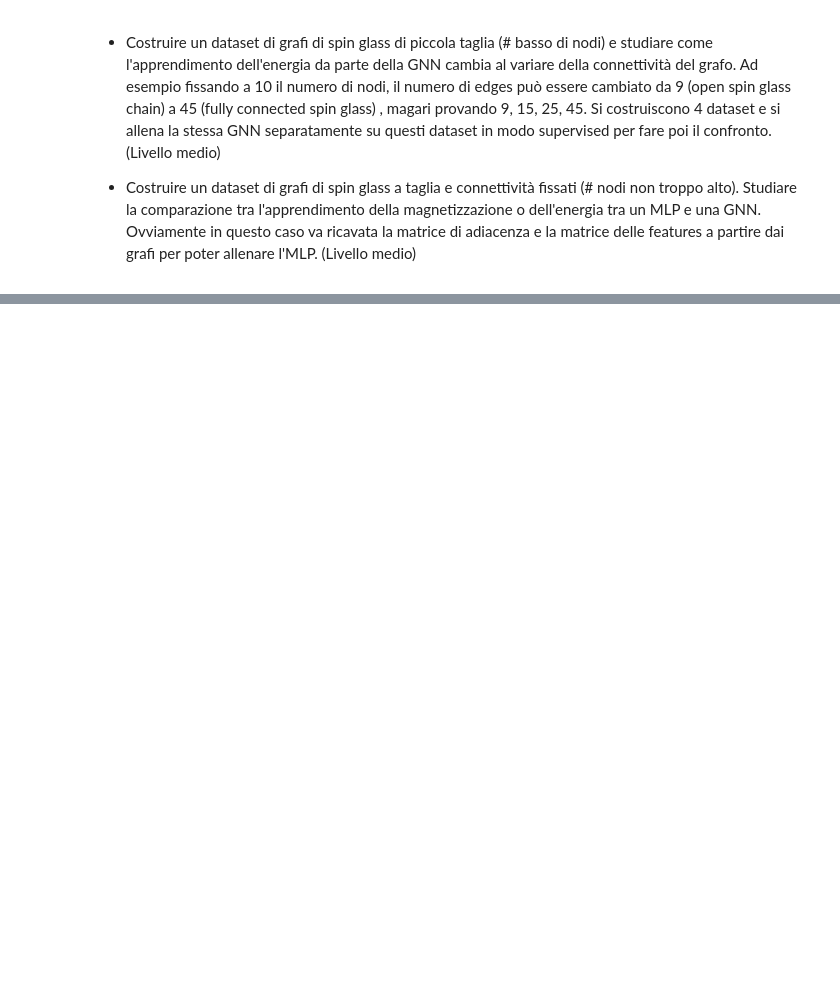
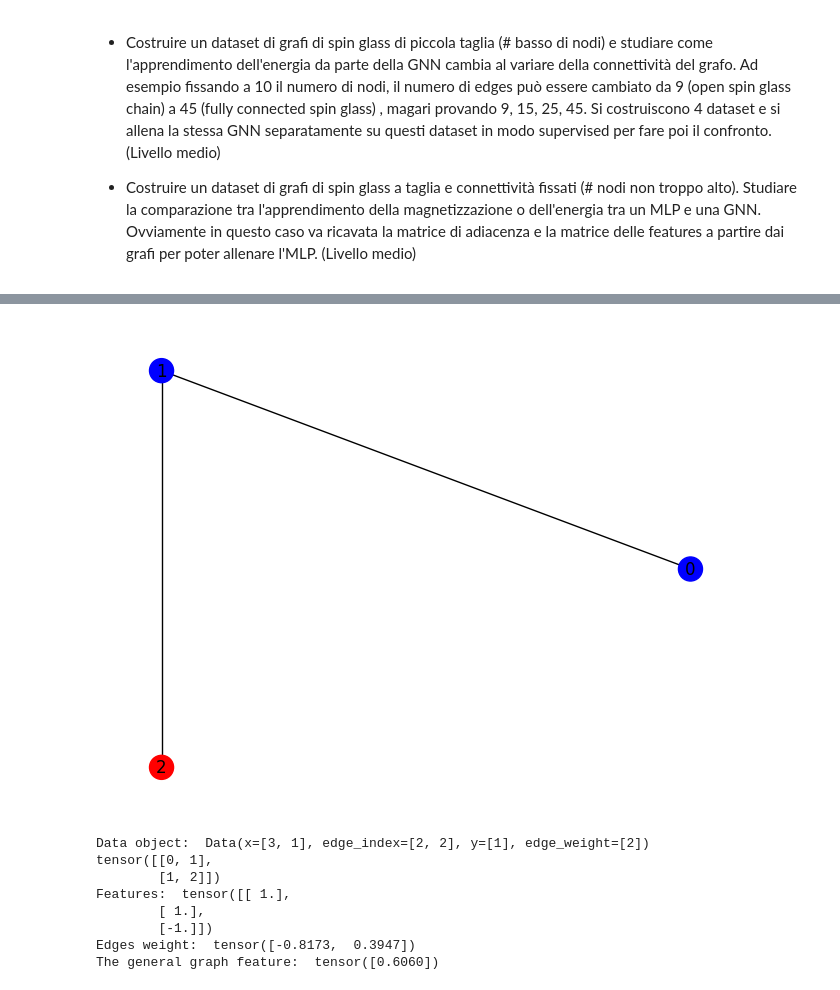
Before and after one commit to clod2000/SpinGlass-GNN, a Jupyter notebook: main.ipynb, the cells around one changed output, grey strips where cells are left out. Saved outputs shown, nothing was run; the diff lists cells and outputs as text; code cells hidden in the pictures; blank space fills up the shorter version.

```diff
--- a/main.ipynb
+++ b/main.ipynb
@@ -97,3 +102,36 @@ print(M)
+# %%
+n_nodes = 3
+h = 0
+periodic = False
+n_dimensions = 1
+
+G = initialize_graph(n_nodes,periodic=periodic, n_dimensions=n_dimensions)
+plot_graph(G)
+X = torch.tensor([G.nodes[i]["spin"] for i in G.nodes]).float().view(-1, 1)
+
+
+# create a torch geometric data object from G, using the from_networkx function
+data = Data(x = X,
+            edge_index = torch.tensor(np.array(G.edges).T, dtype=torch.long),
+            edge_weight = torch.tensor([G[i][j]["weight"] for i, j in G.edges], dtype=torch.float),
+            y = torch.tensor([calculate_energy(G, h)], dtype=torch.float) )
+print('Data object: ', data)
+
+print(data.edge_index)
+
+print('Features: ', data.x)
+print('Edges weight: ', data.edge_weight)
+print('The general graph feature: ', data.y)
+# %% [output]
+[figure, added]
+Data object:  Data(x=[3, 1], edge_index=[2, 2], y=[1], edge_weight=[2])
+tensor([[0, 1],
+        [1, 2]])
+Features:  tensor([[ 1.],
+        [ 1.],
+        [-1.]])
+Edges weight:  tensor([-0.8173,  0.3947])
+The general graph feature:  tensor([0.6060])
 # %%
 # create a dataset with the energy as label
 
```
Also changed, not shown: parts of 12 cells of this notebook.
